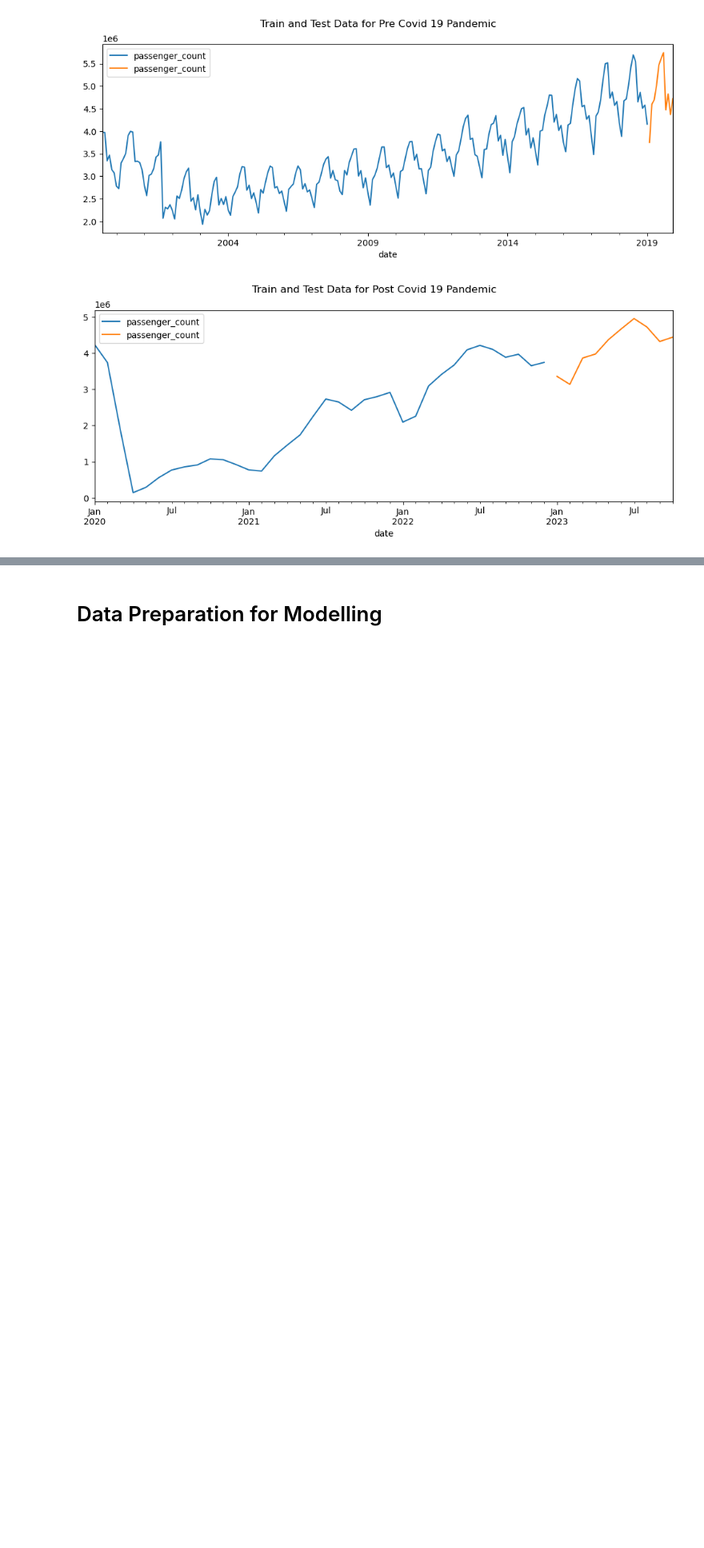
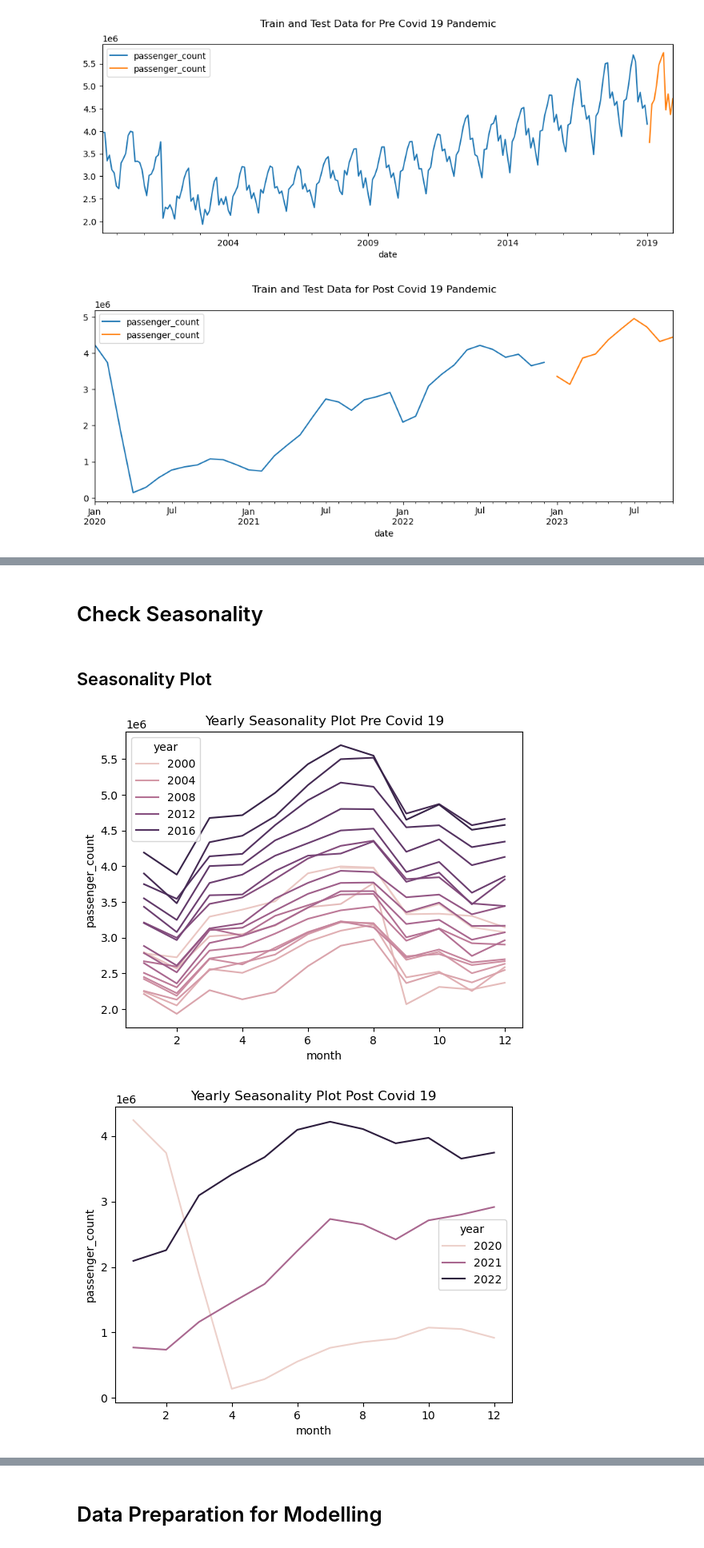
Before and after one commit to marcellinus-witarsah/us-air-passenger-forecast, a Jupyter notebook: notebooks/02-modelling-20240113.ipynb, the cells around one changed output, grey strips where cells are left out. Shown at 80% size. Saved outputs shown, nothing was run; the diff lists cells and outputs as text; code cells hidden in the pictures; blank space fills up the shorter version.

```diff
--- a/notebooks/02-modelling-20240113.ipynb
+++ b/notebooks/02-modelling-20240113.ipynb
@@ -57,0 +105,27 @@ plt.show()
+# %% [markdown]
+# Check Seasonality
+# %% [markdown]
+## Seasonality Plot
+# %%
+def yearly_seasonality_plot(data, date_column, target, title):
+    data = data
+    data.loc[:, 'month'] = data[date_column].dt.month
+    data.loc[:, 'year'] = data[date_column].dt.year
+    ax = sns.lineplot(
+        data=data,
+        x='month',
+        y=target,
+        hue='year',
+    )
+    ax.set(
+        title=title,
+        xlabel='month',
+        ylabel=target
+    )
+    plt.show()
+# %%
+yearly_seasonality_plot(train_pre_covid, 'date', 'passenger_count', 'Yearly Seasonality Plot Pre Covid 19')
+yearly_seasonality_plot(train_post_covid, 'date', 'passenger_count', 'Yearly Seasonality Plot Post Covid 19')
+# %% [output]
+[figure, added]
+[figure, added]
```
Also changed, not shown: parts of 31 cells of this notebook, 1 other file.
